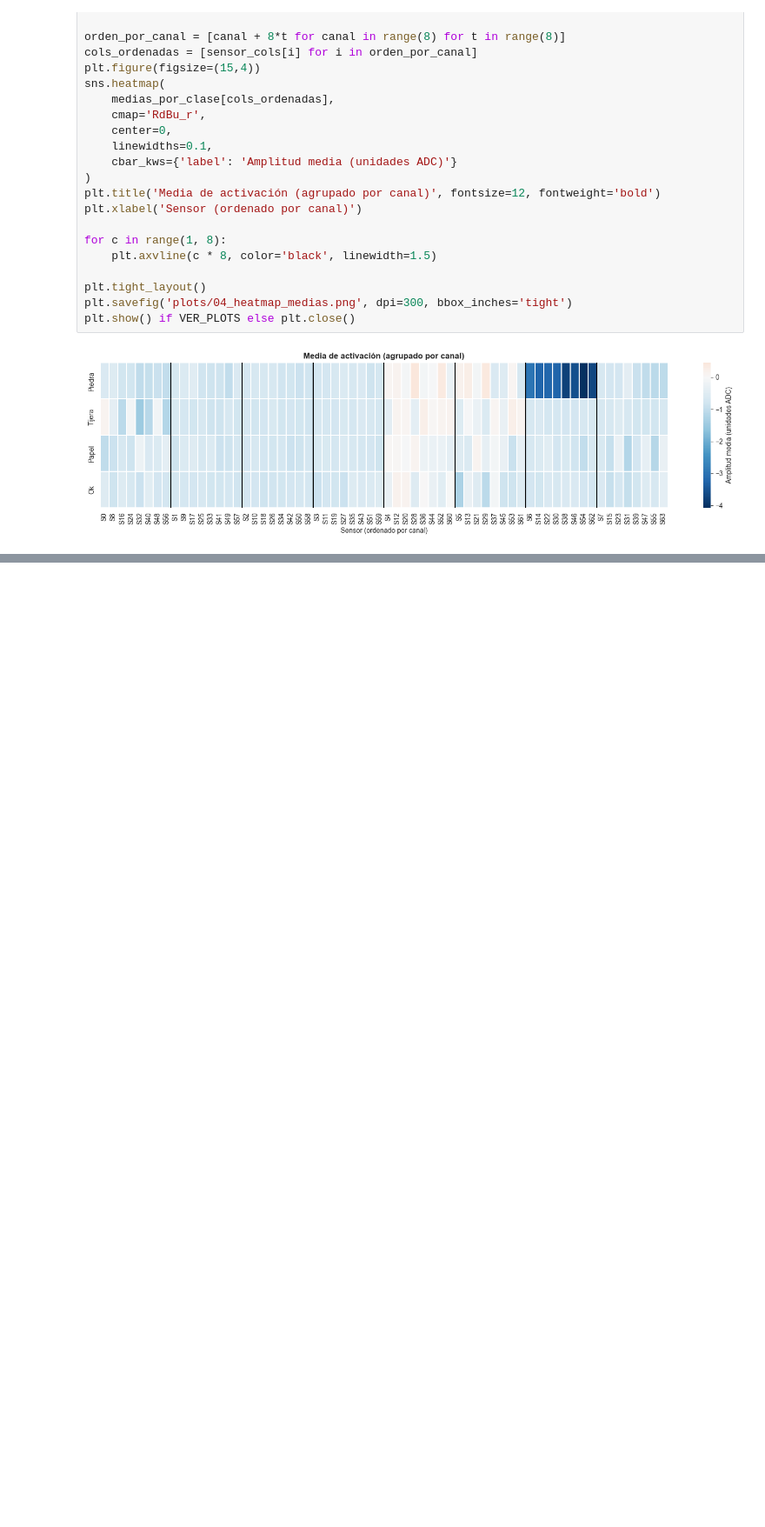
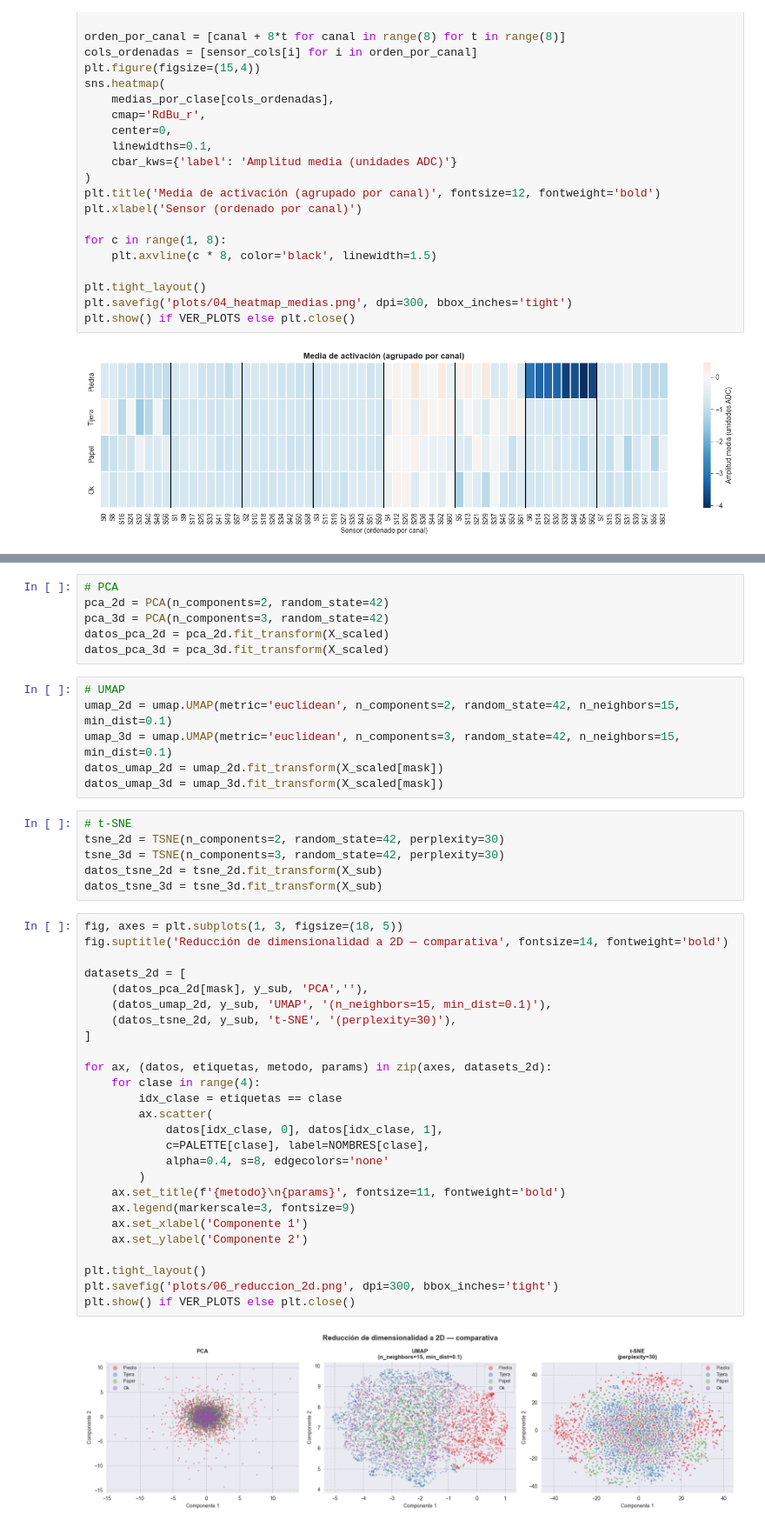
Before and after one commit to jfpm10-ua/Proyecto-AA-EMG_sensors, a Jupyter notebook: eda.ipynb, the cells around one changed output, grey strips where cells are left out. Shown at 87% size. Cells and saved outputs as stored; diff of their text form; blank space fills up the shorter version.

```diff
--- a/eda.ipynb
+++ b/eda.ipynb
@@ -195,0 +228,46 @@ plt.show() if VER_PLOTS else plt.close()
+# %%
+# PCA
+pca_2d = PCA(n_components=2, random_state=42)
+pca_3d = PCA(n_components=3, random_state=42)
+datos_pca_2d = pca_2d.fit_transform(X_scaled)
+datos_pca_3d = pca_3d.fit_transform(X_scaled)
+# %%
+# UMAP
+umap_2d = umap.UMAP(metric='euclidean', n_components=2, random_state=42, n_neighbors=15, min_dist=0.1)
+umap_3d = umap.UMAP(metric='euclidean', n_components=3, random_state=42, n_neighbors=15, min_dist=0.1)
+datos_umap_2d = umap_2d.fit_transform(X_scaled[mask])
+datos_umap_3d = umap_3d.fit_transform(X_scaled[mask])
+# %%
+# t-SNE
+tsne_2d = TSNE(n_components=2, random_state=42, perplexity=30)
+tsne_3d = TSNE(n_components=3, random_state=42, perplexity=30)
+datos_tsne_2d = tsne_2d.fit_transform(X_sub)
+datos_tsne_3d = tsne_3d.fit_transform(X_sub)
+# %%
+fig, axes = plt.subplots(1, 3, figsize=(18, 5))
+fig.suptitle('Reducción de dimensionalidad a 2D — comparativa', fontsize=14, fontweight='bold')
+
+datasets_2d = [
+    (datos_pca_2d[mask], y_sub, 'PCA',''),
+    (datos_umap_2d, y_sub, 'UMAP', '(n_neighbors=15, min_dist=0.1)'),
+    (datos_tsne_2d, y_sub, 't-SNE', '(perplexity=30)'),
+]
+
+for ax, (datos, etiquetas, metodo, params) in zip(axes, datasets_2d):
+    for clase in range(4):
+        idx_clase = etiquetas == clase
+        ax.scatter(
+            datos[idx_clase, 0], datos[idx_clase, 1],
+            c=PALETTE[clase], label=NOMBRES[clase],
+            alpha=0.4, s=8, edgecolors='none'
+        )
+    ax.set_title(f'{metodo}\n{params}', fontsize=11, fontweight='bold')
+    ax.legend(markerscale=3, fontsize=9)
+    ax.set_xlabel('Componente 1')
+    ax.set_ylabel('Componente 2')
+
+plt.tight_layout()
+plt.savefig('plots/06_reduccion_2d.png', dpi=300, bbox_inches='tight')
+plt.show() if VER_PLOTS else plt.close()
+# %% [output]
+[figure, added]
```
Also changed, not shown: parts of 8 cells of this notebook, 8 other files.
